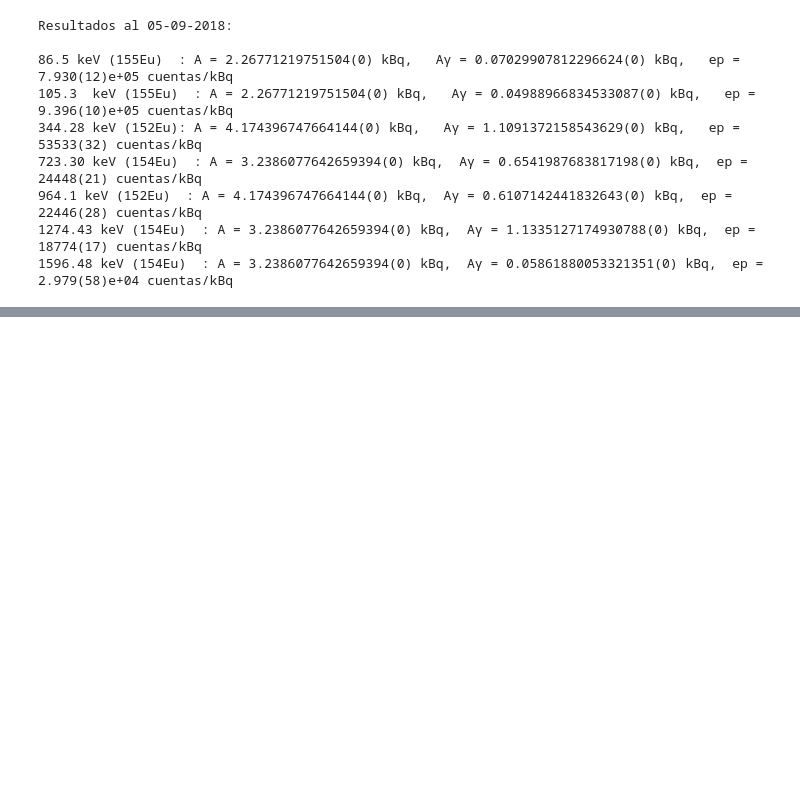
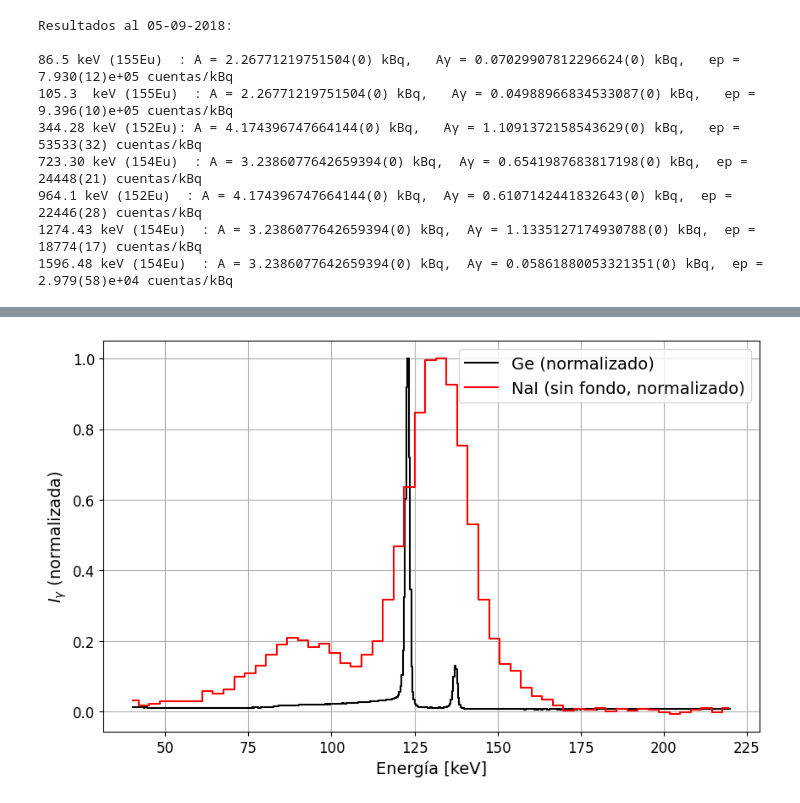
Before and after one commit to asarria48/Nuclear-physics, a Jupyter notebook: Informe3.ipynb, the cells around one changed output, grey strips where cells are left out. Drawn from its saved outputs; the diff is of its cells as text; code cells hidden in the pictures; blank space fills up the shorter version.

Commit message:
Versión final de las gráficas, añadido el Compton teórico

```diff
--- a/Informe3.ipynb
+++ b/Informe3.ipynb
@@ -2270,0 +2471,96 @@ E =  1596.5 keV  →  ep_norm = 0.03170(62)
+# %%
+archivo_fuente = "NaI_57Co_300s.dat"
+archivo_fondo  = "NaI_Fondo_300s.dat"
+
+def leer_datos(ruta):
+    try:
+        df = pd.read_csv(ruta, delim_whitespace=True, comment='#', header=0)
+        cols = df.columns[:2]
+        df = df.rename(columns={cols[0]: 'canal', cols[1]: 'cuentas'})
+    except Exception:
+        df = pd.read_csv(ruta, delim_whitespace=True, comment='#', header=None)
+        df = df.iloc[:, :2]
+        df.columns = ['canal', 'cuentas']
+
+    df['canal'] = pd.to_numeric(df['canal'], errors='coerce')
+    df['cuentas'] = pd.to_numeric(df['cuentas'], errors='coerce')
+    df = df.dropna(subset=['canal', 'cuentas']).reset_index(drop=True)
+    return df[['canal', 'cuentas']]
+
+# Leer fuente y fondo
+nai_src   = leer_datos(archivo_fuente)
+nai_fondo = leer_datos(archivo_fondo)
+
+# Alinear por canal y restar fondo
+nai = nai_src.merge(nai_fondo, on='canal', suffixes=('_src', '_fondo'))
+
+nai['cuentas_corr'] = nai['cuentas_src'] - nai['cuentas_fondo']
+
+# (Opcional) evitar cuentas negativas después de la resta:
+# nai['cuentas_corr'] = nai['cuentas_corr'].clip(lower=0)
+
+canal_NaI = nai['canal'].values
+cuentas_NaI = nai['cuentas_corr'].values
+
+# -----------------------------
+# Calibración NaI
+# -----------------------------
+b0 = -55.6
+b1 = 3.1973
+
+# Energía calibrada NaI
+E_NaI = b0 + b1 * canal_NaI
+
+# =============================
+# Ge
+# =============================
+
+canal_Ge = varios["canal"].values
+cuentas_Ge = varios["cuentas"].values
+E_Ge = a0 + a1 * canal_Ge    # E = a0 + a1 * canal
+
+# -----------------------------
+# FILTRAR 40–220 keV
+# -----------------------------
+
+mask_Ge  = (E_Ge  >= 40) & (E_Ge  <= 220)
+mask_NaI = (E_NaI >= 40) & (E_NaI <= 220)
+
+E_Ge_plot        = E_Ge[mask_Ge]
+cuentas_Ge_plot  = cuentas_Ge[mask_Ge]
+
+E_NaI_plot       = E_NaI[mask_NaI]
+cuentas_NaI_plot = cuentas_NaI[mask_NaI]
+
+# -----------------------------
+# GRÁFICA NORMALIZADA
+# -----------------------------
+
+Ge_max  = np.max(cuentas_Ge_plot)
+NaI_max = np.max(cuentas_NaI_plot)
+
+cuentas_Ge_norm  = cuentas_Ge_plot  / Ge_max
+cuentas_NaI_norm = cuentas_NaI_plot / NaI_max
+
+plt.figure(figsize=(10, 6))
+plt.step(E_Ge_plot,  cuentas_Ge_norm,  label="Ge (normalizado)",color="black",where="mid")
+plt.step(E_NaI_plot,cuentas_NaI_norm, label="NaI (sin fondo, normalizado)", color="red",where="mid")
+
+plt.xlabel("Energía [keV]", fontsize=14)
+plt.ylabel("$I_\gamma$ (normalizada)", fontsize=14)
+plt.grid(True)
+plt.legend(fontsize=14)
+plt.tick_params(axis='both', which='major', labelsize=12)
+plt.tick_params(axis='both', which='minor', labelsize=12)
+
+# -----------------------------
+# Picos e intensidades de tabla
+# -----------------------------
+pico1 = ufloat(122.06065, 0.00012)
+pico2 = ufloat(136.47350, 0.00029)
+E = np.array([pico1, pico2])
+
+I1 = ufloat(1126820, 31)
+I2 = ufloat(141722, 34)
+# %% [output]
+[figure, added]
```
Also changed, not shown: parts of 10 cells of this notebook.
